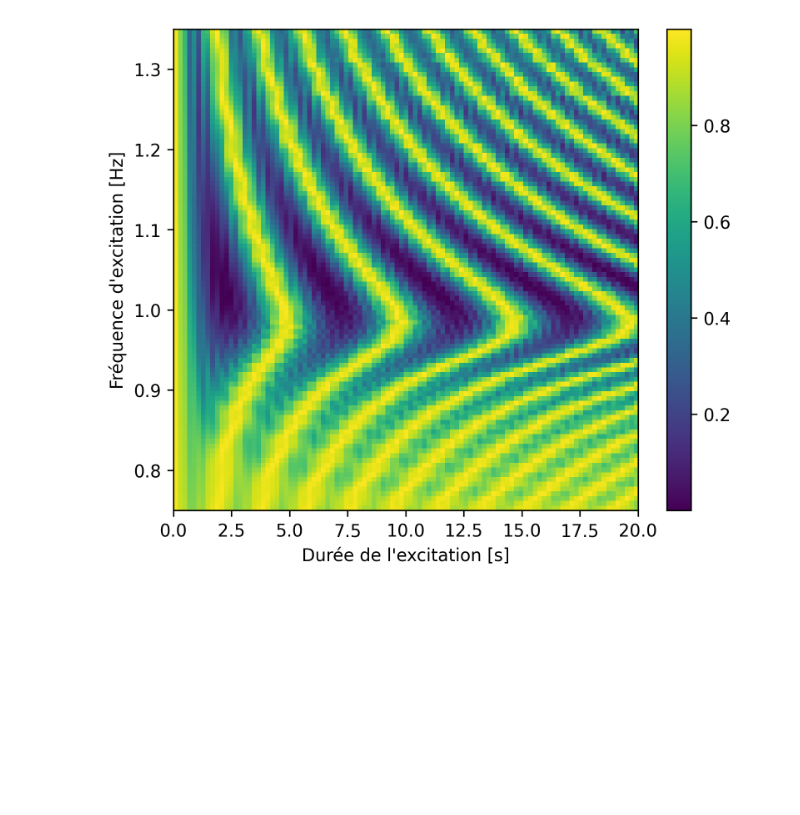
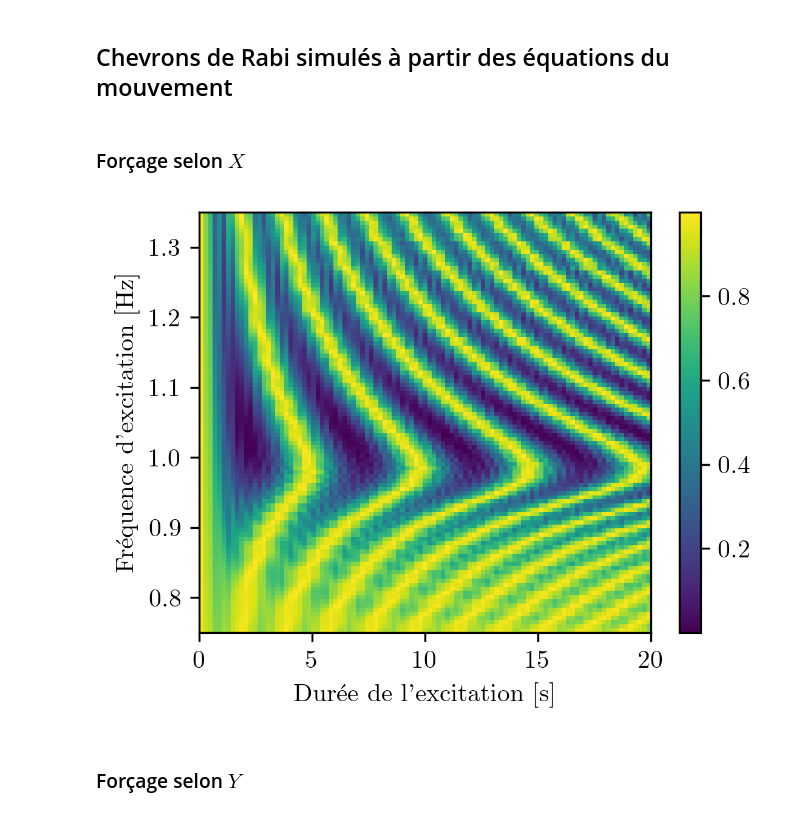
Before and after one commit to ekspone/GyroSpin, a Jupyter notebook: TheEND/rabi_plot.ipynb, the cells around one changed output. Cells and saved outputs as stored; diff of their text form; code cells hidden in the pictures; blank space fills up the shorter version.

```diff
--- a/TheEND/rabi_plot.ipynb
+++ b/TheEND/rabi_plot.ipynb
@@ -4,3 +11,7 @@ import numpy as np
+# %%
+plt.rcParams.update({"text.usetex": True, "font.family": "serif"})
+# %% [markdown]
+## Chevrons de Rabi simulés à partir des équations du mouvement
 # %%
 RabiX0 = np.loadtxt("RabiX.txt")
 RabiXY0 = np.loadtxt("RabiXY.txt")
@@ -10,11 +20,15 @@ RabiXY = (1 + np.cos(RabiXY0)) / 2
+# %% [markdown]
+### Forçage selon $X$
 # %%
-plt.figure(figsize=(6, 5), dpi = 300)
+plt.figure(figsize=(4, 3), dpi = 300)
 plt.imshow(RabiX, origin = "lower", extent=[0, 20, 0.75, 1.35], aspect="auto")
 plt.xlabel("Durée de l'excitation [s]")
 plt.ylabel("Fréquence d'excitation [Hz]")
 plt.colorbar()
 plt.savefig("RabiX_plt.png")
 plt.show()
 # %% [output]
-[figure, old version]
+[figure, new version]
+# %% [markdown]
+### Forçage selon $Y$
 # %%
```
Also changed, not shown: parts of 43 cells of this notebook, 7 other files.
